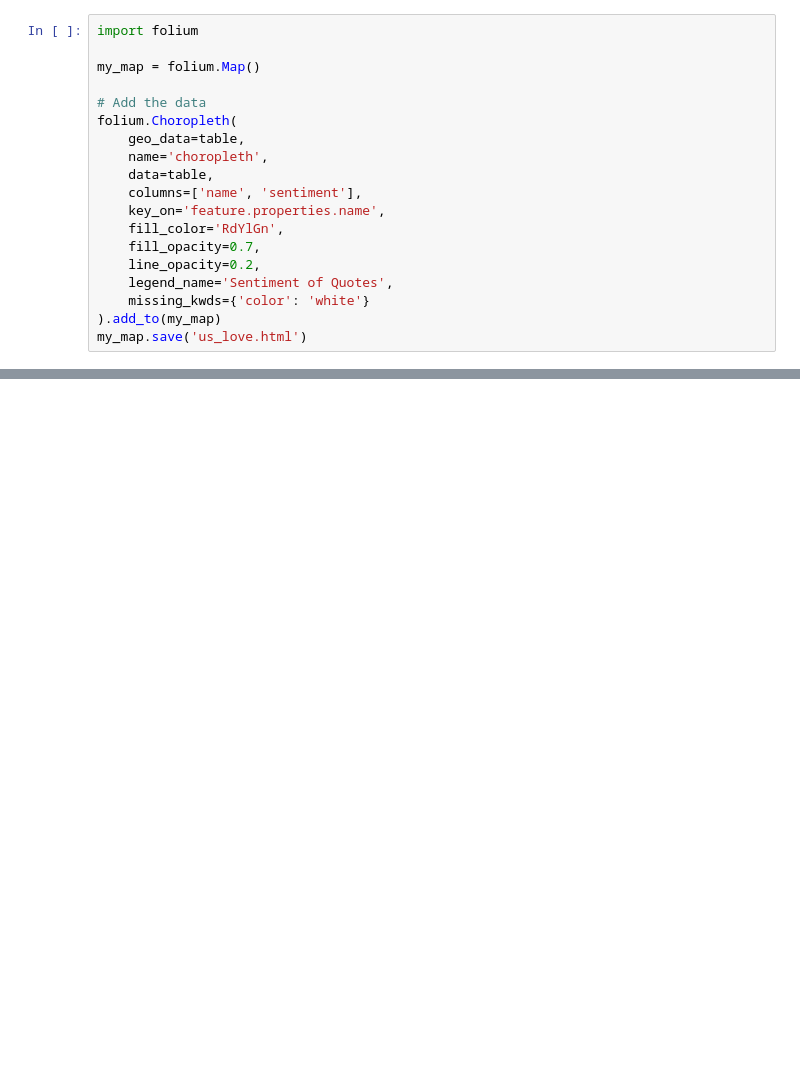
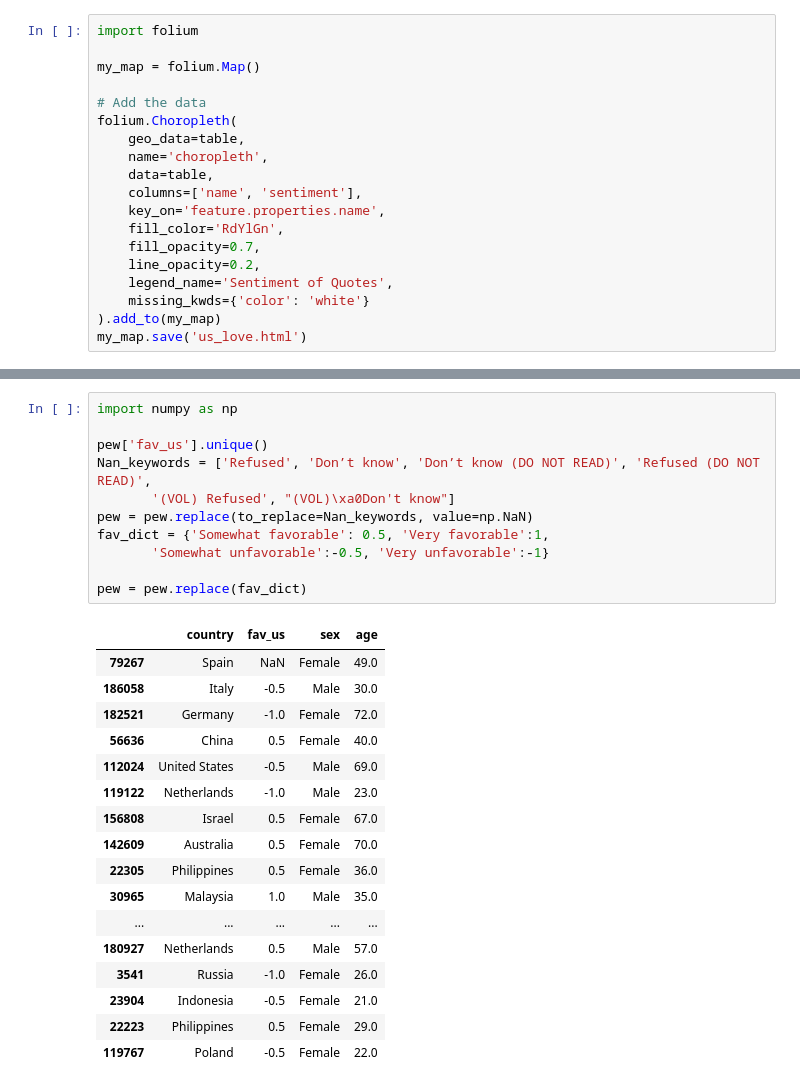
Before and after one commit to epfl-ada/ada-2021-project-young-boys, a Jupyter notebook: project_code.ipynb, the cells around one changed output, grey strips where cells are left out. Drawn from its saved outputs; the diff is of its cells as text; blank space fills up the shorter version.

```diff
--- a/project_code.ipynb
+++ b/project_code.ipynb
@@ -259,0 +315,29 @@ my_map.save('us_love.html')
+# %%
+import numpy as np
+
+pew['fav_us'].unique()
+Nan_keywords = ['Refused', 'Don’t know', 'Don’t know (DO NOT READ)', 'Refused (DO NOT READ)',
+       '(VOL) Refused', "(VOL)\xa0Don't know"]
+pew = pew.replace(to_replace=Nan_keywords, value=np.NaN)
+fav_dict = {'Somewhat favorable': 0.5, 'Very favorable':1,
+       'Somewhat unfavorable':-0.5, 'Very unfavorable':-1}
+
+pew = pew.replace(fav_dict)
+# %% [output]
+|  | country | fav_us | sex | age |
+| 79267 | Spain | NaN | Female | 49.0 |
+| 186058 | Italy | -0.5 | Male | 30.0 |
+| 182521 | Germany | -1.0 | Female | 72.0 |
+| 56636 | China | 0.5 | Female | 40.0 |
+| 112024 | United States | -0.5 | Male | 69.0 |
+| 119122 | Netherlands | -1.0 | Male | 23.0 |
+| 156808 | Israel | 0.5 | Female | 67.0 |
+| 142609 | Australia | 0.5 | Female | 70.0 |
+| 22305 | Philippines | 0.5 | Female | 36.0 |
+| 30965 | Malaysia | 1.0 | Male | 35.0 |
+| ... | ... | ... | ... | ... |
+| 180927 | Netherlands | 0.5 | Male | 57.0 |
+| 3541 | Russia | -1.0 | Female | 26.0 |
+| 23904 | Indonesia | -0.5 | Female | 21.0 |
+| 22223 | Philippines | 0.5 | Female | 29.0 |
+| 119767 | Poland | -0.5 | Female | 22.0 |
```
Also changed, not shown: parts of 5 cells of this notebook.
